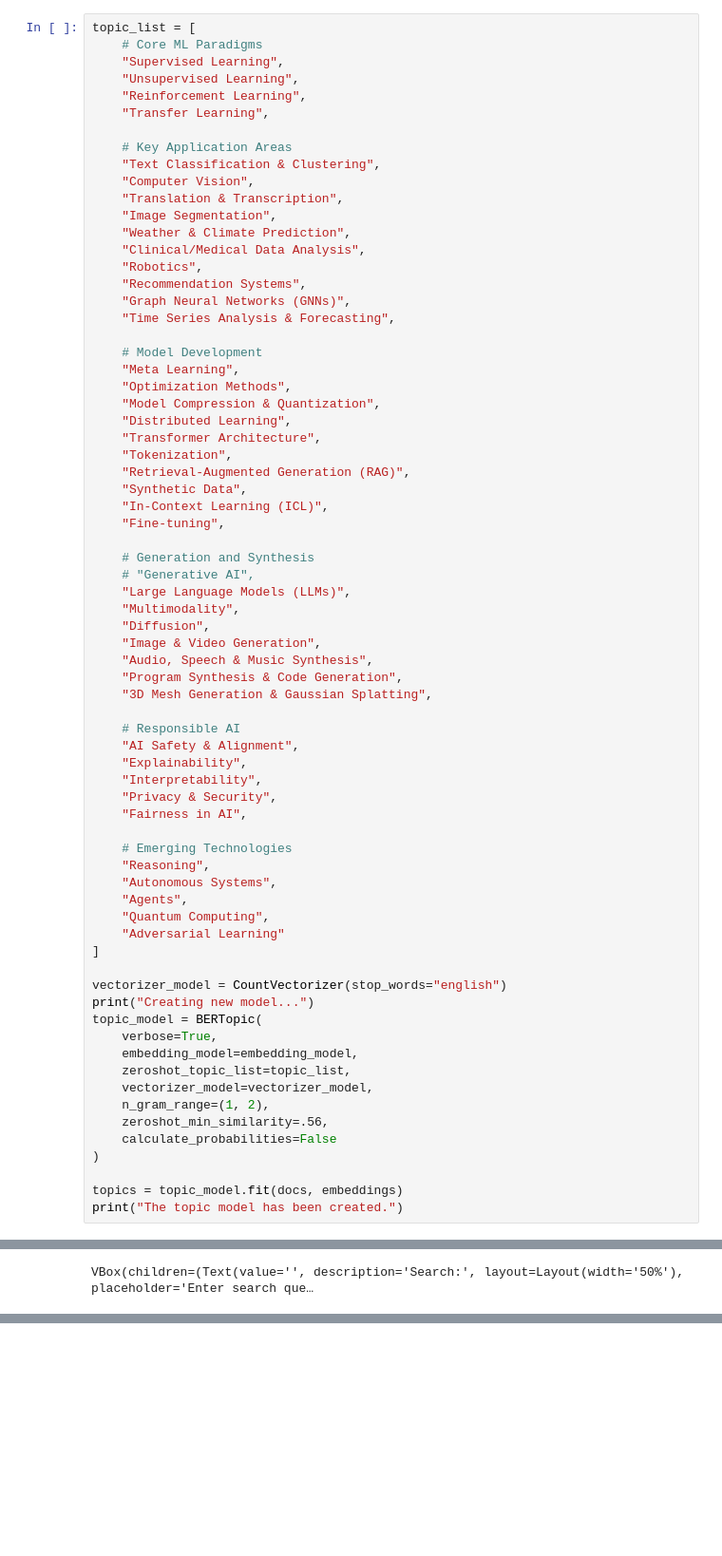
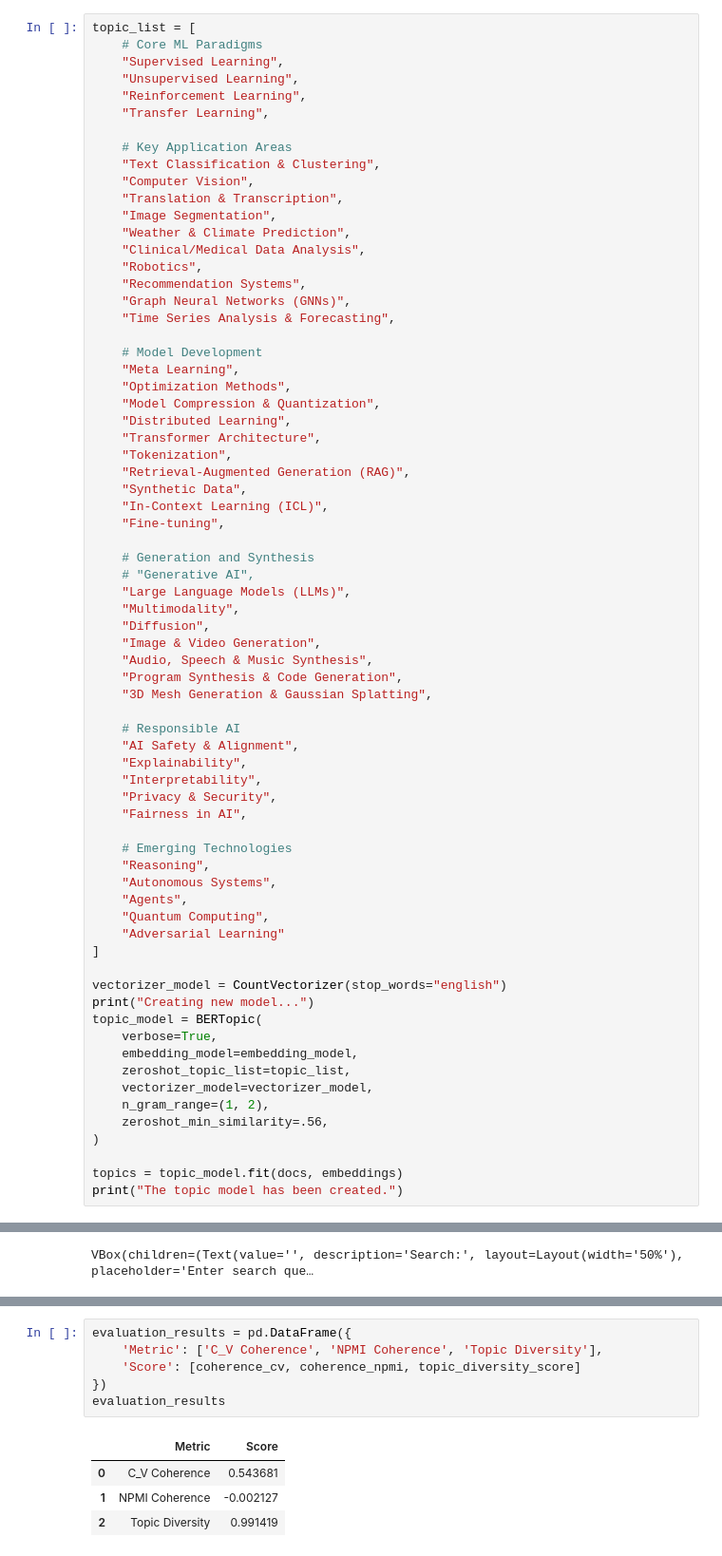
Before and after one commit to 13lop/capstone, a Jupyter notebook: arxiv-topic-modeling.ipynb, the cells around one changed output, grey strips where cells are left out. Shown at 95% size. Cells and saved outputs as stored; diff of their text form; blank space fills up the shorter version.

Commit message:
Kaggle Notebook | arxiv-topic-modeling | Version 10

```diff
--- a/arxiv-topic-modeling.ipynb
+++ b/arxiv-topic-modeling.ipynb
@@ -183,7 +157,6 @@ topic_model = BERTopic(
     vectorizer_model=vectorizer_model,
     n_gram_range=(1, 2),
     zeroshot_min_similarity=.56,
-    calculate_probabilities=False
 )
 
 topics = topic_model.fit(docs, embeddings)
@@ -403,0 +456,11 @@ VBox(children=(Text(value='', description='Search:', layout=Layout(width='50%'),
+# %%
+evaluation_results = pd.DataFrame({
+    'Metric': ['C_V Coherence', 'NPMI Coherence', 'Topic Diversity'],
+    'Score': [coherence_cv, coherence_npmi, topic_diversity_score]
+})
+evaluation_results
+# %% [output]
+|  | Metric | Score |
+| 0 | C_V Coherence | 0.543681 |
+| 1 | NPMI Coherence | -0.002127 |
+| 2 | Topic Diversity | 0.991419 |
```
Also changed, not shown: parts of 10 cells of this notebook.
